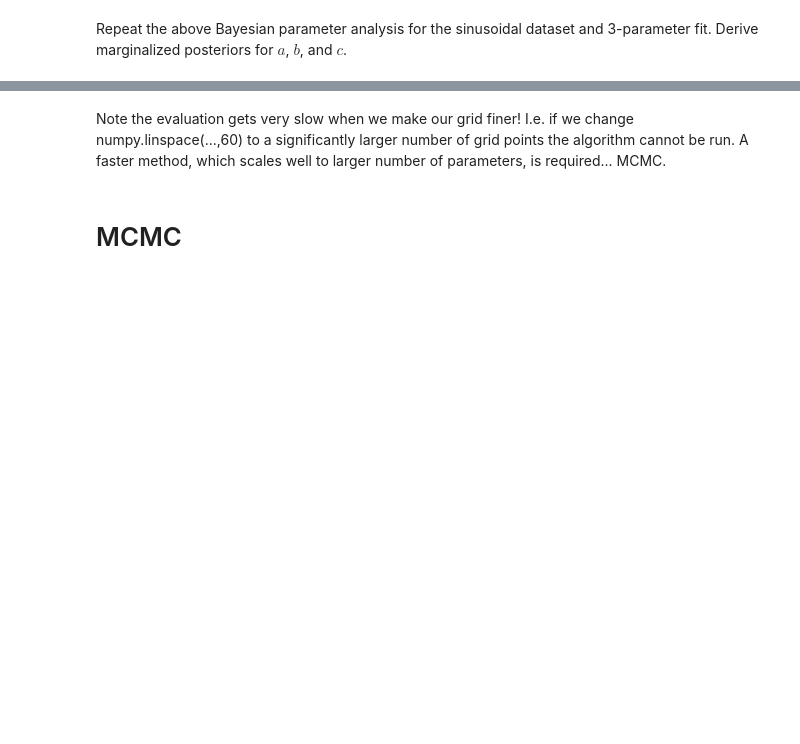
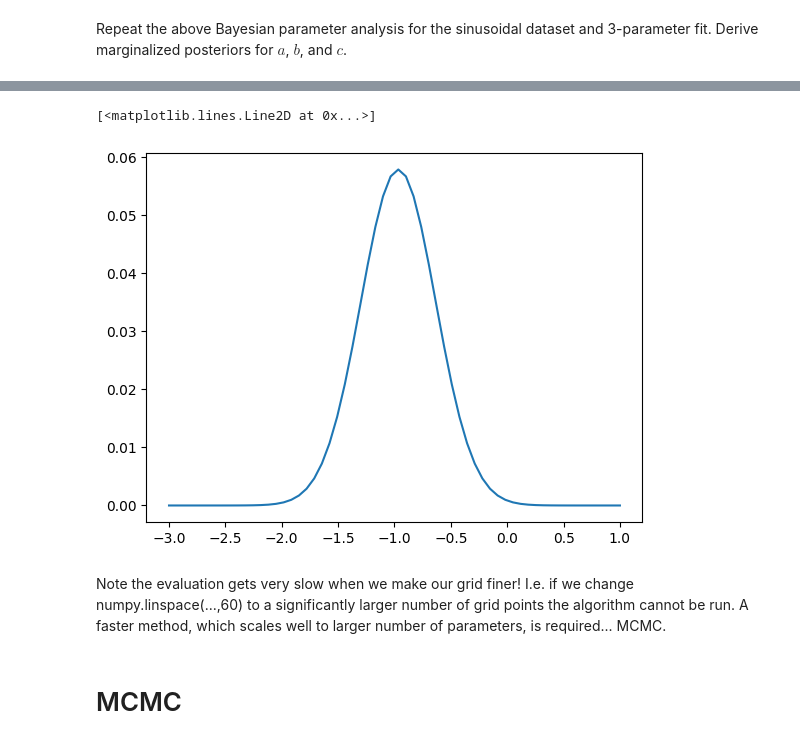
Before and after one commit to genaiwithshubham/machine-learning-practice, a Jupyter notebook: courseInfosysNotebookFinal2025.ipynb, the cells around one changed output, grey strips where cells are left out. Cells and saved outputs as stored; diff of their text form; code cells hidden in the pictures; blank space fills up the shorter version.

```diff
--- a/courseInfosysNotebookFinal2025.ipynb
+++ b/courseInfosysNotebookFinal2025.ipynb
@@ -387,3 +404,8 @@ p_a_marg = numpy.sum(ongrid2,axis=(1,2))
+# %%
+plt.plot(c_grid, p_c_marg)
+# %% [output]
+[<matplotlib.lines.Line2D at 0x...>]
+[figure, added]
 # %% [markdown]
 Note the evaluation gets very slow when we make our grid finer! I.e. if we change numpy.linspace(...,60) to a significantly larger number of grid points the algorithm cannot be run. A faster method, which scales well to larger number of parameters, is required... MCMC.
 # %% [markdown]
```
Also changed, not shown: parts of 4 cells of this notebook.
